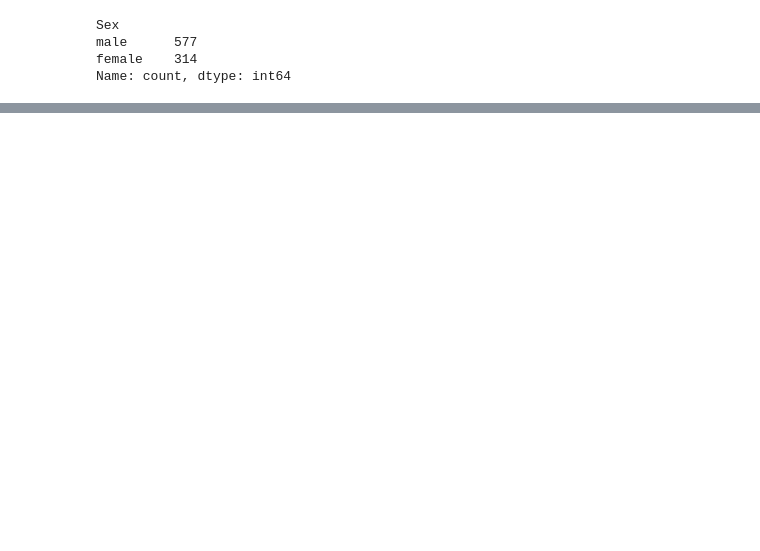
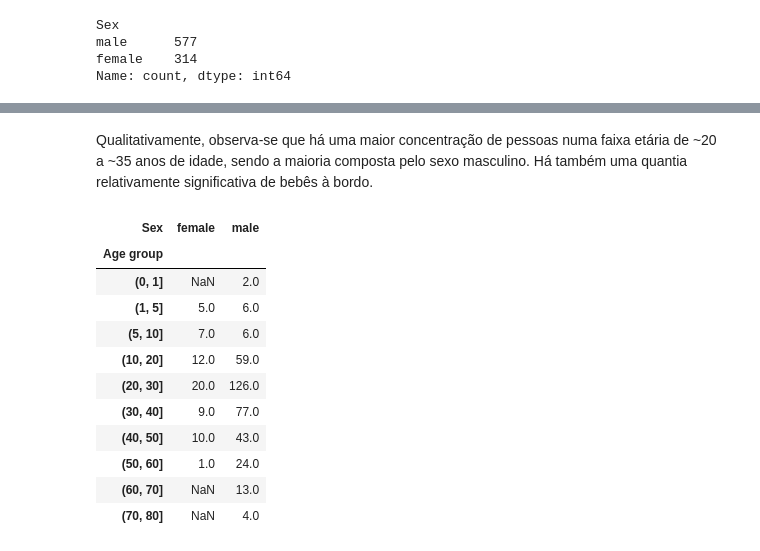
Before and after one commit to ateteu/analise-dados-titanic, a Jupyter notebook: notebooks/analise-titanic.ipynb, the cells around one changed output, grey strips where cells are left out. Cells and saved outputs as stored; diff of their text form; code cells hidden in the pictures; blank space fills up the shorter version.

```diff
--- a/notebooks/analise-titanic.ipynb
+++ b/notebooks/analise-titanic.ipynb
@@ -92,0 +121,22 @@ Name: count, dtype: int64
+# %% [markdown]
+Qualitativamente, observa-se que há uma maior concentração de pessoas numa faixa etária de ~20 a ~35 anos de idade, sendo a maioria composta pelo sexo masculino. Há também uma quantia relativamente significativa de bebês à bordo.
+# %%
+grupos_idade = [0,1,5,10,20,30,40,50,60,70,80]
+df["Age group"] = pd.cut(df["Age"], bins = grupos_idade)
+mortos = df[df["Survived"] == 0]
+agrupamento = mortos.groupby(["Age group", "Sex"]).size()
+tabela_mortalidade = agrupamento.unstack()
+tabela_mortalidade
+# %% [output]
+| Sex | female | male |
+| Age group |  |  |
+| (0, 1] | NaN | 2.0 |
+| (1, 5] | 5.0 | 6.0 |
+| (5, 10] | 7.0 | 6.0 |
+| (10, 20] | 12.0 | 59.0 |
+| (20, 30] | 20.0 | 126.0 |
+| (30, 40] | 9.0 | 77.0 |
+| (40, 50] | 10.0 | 43.0 |
+| (50, 60] | 1.0 | 24.0 |
+| (60, 70] | NaN | 13.0 |
+| (70, 80] | NaN | 4.0 |
```
Also changed, not shown: parts of 9 cells of this notebook.
